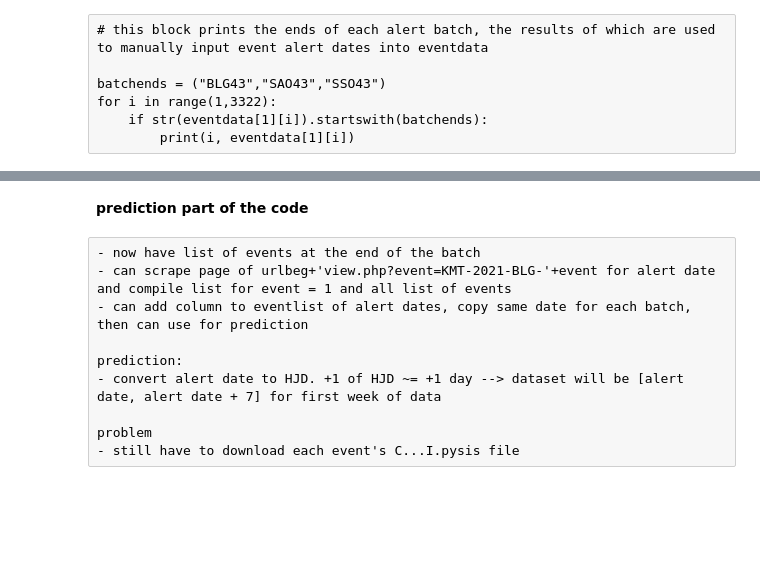
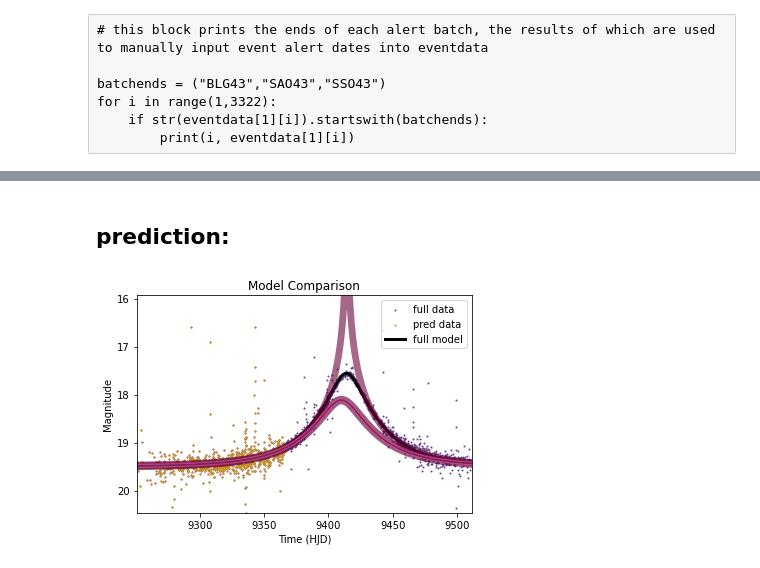
Before and after one commit to raenessa/discover, a Jupyter notebook: mcmc.ipynb, the cells around one changed output, grey strips where cells are left out. Saved outputs shown, nothing was run; the diff lists cells and outputs as text; code cells hidden in the pictures; blank space fills up the shorter version.

```diff
--- a/mcmc.ipynb
+++ b/mcmc.ipynb
@@ -181,12 +202,34 @@ figure = corner.corner(
 # %% [markdown]
-**prediction part of the code**
+## prediction:
-# %% [raw]
-- now have list of events at the end of the batch
-- can scrape page of urlbeg+'view.php?event=KMT-2021-BLG-'+event for alert date and compile list for event = 1 and all list of events
-- can add column to eventlist of alert dates, copy same date for each batch, then can use for prediction
-
-prediction:
-- convert alert date to HJD. +1 of HJD ~= +1 day --> dataset will be [alert date, alert date + 7] for first week of data
-
-problem
-- still have to download each event's C...I.pysis file
+# %%
+jddates = pd.read_csv("alertdates.csv")
+df_forpred = df[df.HJD<jddates.JD[num]-2450000.]
+# %%
+pred_t0 = [10,20,30,40,50,60]
+pred_tE = [10,20,30,40,50,60]
+pred_u0 = 0.1
+pred_fs = 0.9
+
+plt.xlabel('Time (HJD)')
+plt.xlim(min(x),max(x))
+plt.ylabel('Magnitude')
+plt.ylim([max(y),min(y)+6])
+plt.title('Model Comparison')
+plt.scatter(x, y, marker='.', label='full data', s=4, color = '#68458c')
+plt.scatter(df_forpred.HJD, df_forpred.mag, marker='.', label='pred data', s=4, color = '#d1941b')
+plt.plot(x,logm(x-9400.,*popt), label='full model',color='k', lw=3)
+
+shades = ['#ebd5e1','#52062f','#d16fa5','#cc2782','#69033b', '#4f022d','#e6d1dc']#'#aab78d','#9cb269','#637a30','#3f5f2f','#865d89','#533238']
+
+for i in np.arange(5,-1,-1):
+    var = i
+    pred_loginit = [pred_t0[i],np.log10(pred_tE[i]),np.log10(pred_u0),m0,np.log10(pred_fs)]
+    pred_popt,pred_pcov = opt.curve_fit(logm,df_forpred.HJD-9400.,df_forpred.mag,p0=pred_loginit,sigma=df_forpred.mag_err, bounds=([10., 1., -4., 15., -3.], [60., 2., .5, 25., 0.]))
+    #print(pred_popt)
+    plt.plot(x,logm(x-9400.,*pred_popt), alpha=.6, lw=var*1.7, color=shades[i])#, lw=.8)#label='t0 = '+str(pred_t0[i])
+
+plt.legend()
+plt.show()
+#print(pred_popt)
+# %% [output]
+[figure, added]
```
Also changed, not shown: parts of 19 cells of this notebook, 1 other file.
